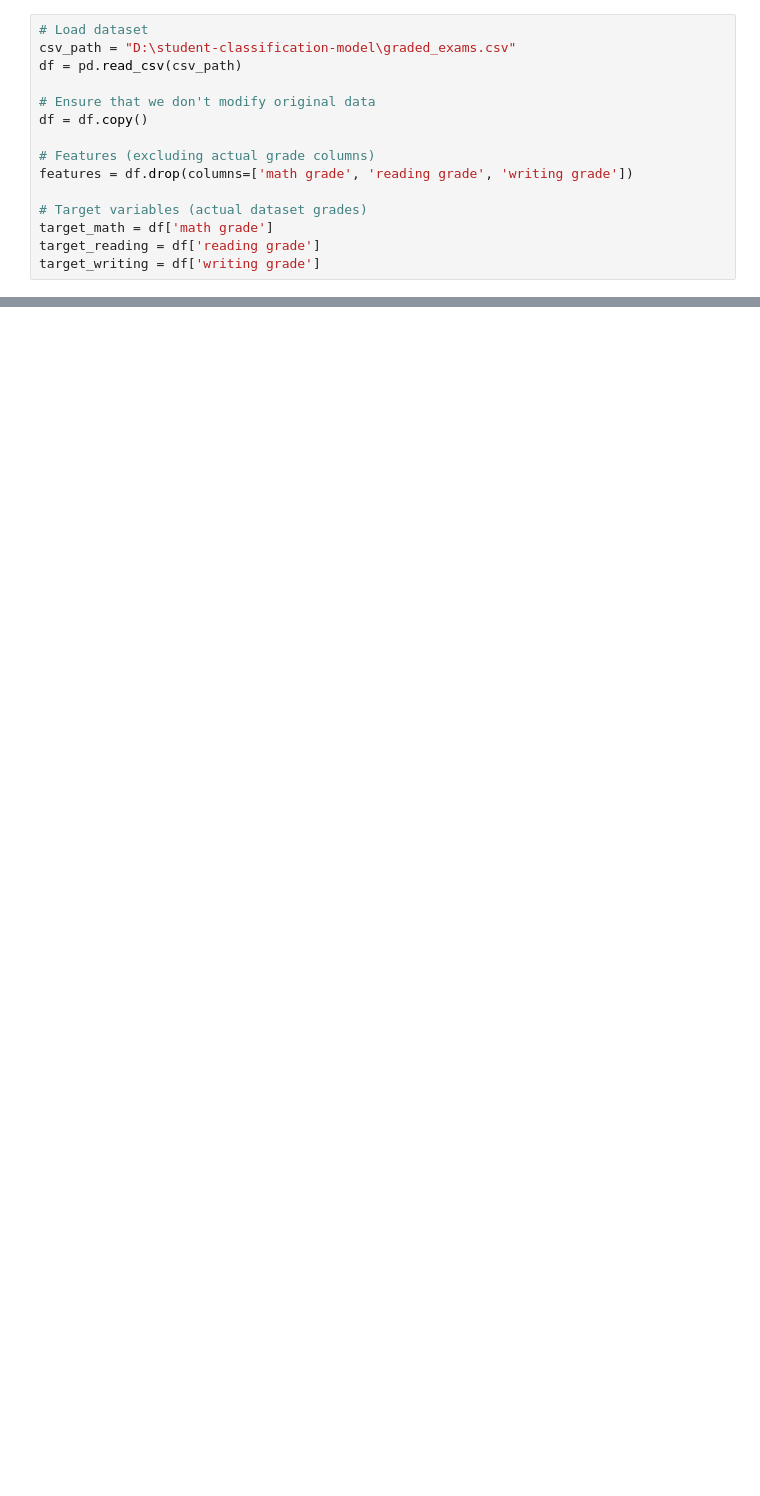
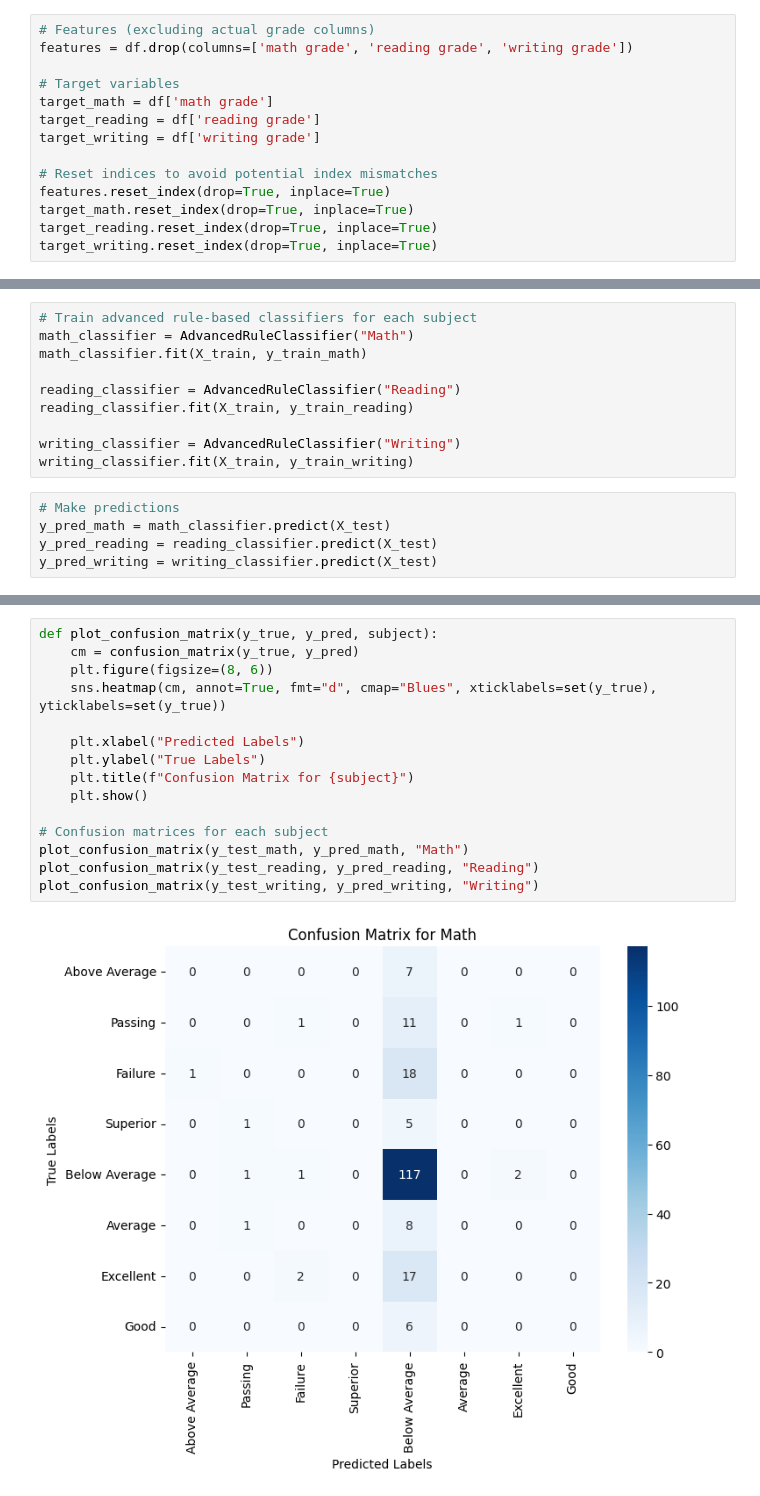
Before and after one commit to VladTemp27/student-classification-model, a Jupyter notebook: rule_based.ipynb, the cells around one changed output, grey strips where cells are left out. Cells and saved outputs as stored; diff of their text form; blank space fills up the shorter version.

```diff
--- a/rule_based.ipynb
+++ b/rule_based.ipynb
@@ -20,16 +16,15 @@ def assign_grade(gender, race_ethnicity, parental_education, lunch, test_prepara
 # %%
-# Load dataset
-csv_path = "D:\student-classification-model\graded_exams.csv"
-df = pd.read_csv(csv_path)
-
-# Ensure that we don't modify original data
-df = df.copy()
-
 # Features (excluding actual grade columns)
 features = df.drop(columns=['math grade', 'reading grade', 'writing grade'])
 
-# Target variables (actual dataset grades)
+# Target variables
 target_math = df['math grade']
 target_reading = df['reading grade']
 target_writing = df['writing grade']
+
+# Reset indices to avoid potential index mismatches
+features.reset_index(drop=True, inplace=True)
+target_math.reset_index(drop=True, inplace=True)
+target_reading.reset_index(drop=True, inplace=True)
+target_writing.reset_index(drop=True, inplace=True)
 # %%
@@ -166,0 +156,15 @@ evaluate_on_unseen(y_unseen_writing, y_unseen_writing, "Writing")
+# %%
+# Train advanced rule-based classifiers for each subject
+math_classifier = AdvancedRuleClassifier("Math")
+math_classifier.fit(X_train, y_train_math)
+
+reading_classifier = AdvancedRuleClassifier("Reading")
+reading_classifier.fit(X_train, y_train_reading)
+
+writing_classifier = AdvancedRuleClassifier("Writing")
+writing_classifier.fit(X_train, y_train_writing)
+# %%
+# Make predictions
+y_pred_math = math_classifier.predict(X_test)
+y_pred_reading = reading_classifier.predict(X_test)
+y_pred_writing = writing_classifier.predict(X_test)
@@ -166,0 +227,17 @@ evaluate_on_unseen(y_unseen_writing, y_unseen_writing, "Writing")
+# %%
+def plot_confusion_matrix(y_true, y_pred, subject):
+    cm = confusion_matrix(y_true, y_pred)
+    plt.figure(figsize=(8, 6))
+    sns.heatmap(cm, annot=True, fmt="d", cmap="Blues", xticklabels=set(y_true), yticklabels=set(y_true))
+
+    plt.xlabel("Predicted Labels")
+    plt.ylabel("True Labels")
+    plt.title(f"Confusion Matrix for {subject}")
+    plt.show()
+
+# Confusion matrices for each subject
+plot_confusion_matrix(y_test_math, y_pred_math, "Math")
+plot_confusion_matrix(y_test_reading, y_pred_reading, "Reading")
+plot_confusion_matrix(y_test_writing, y_pred_writing, "Writing")
+# %% [output]
+[figure, added]
```
Also changed, not shown: parts of 11 cells of this notebook.
